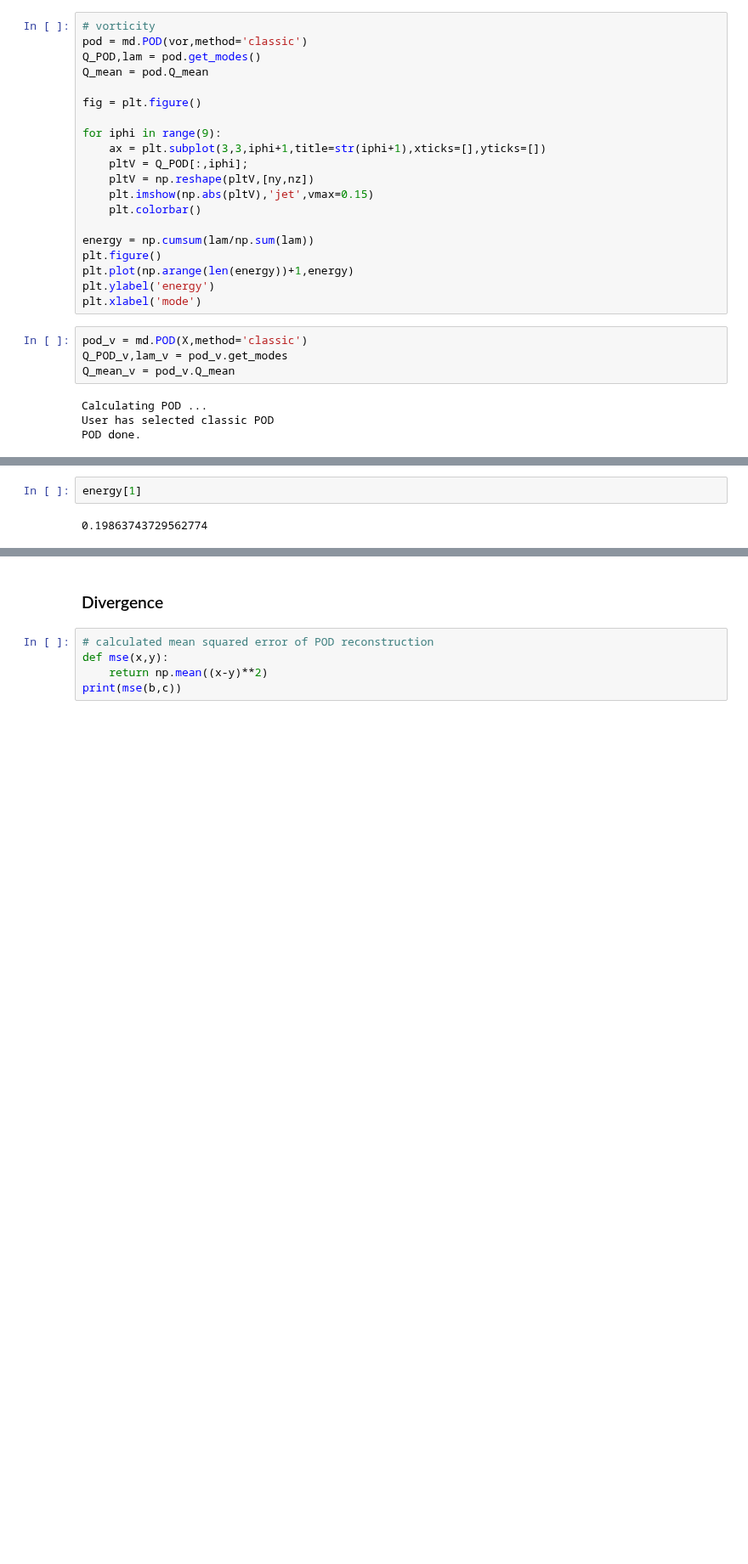
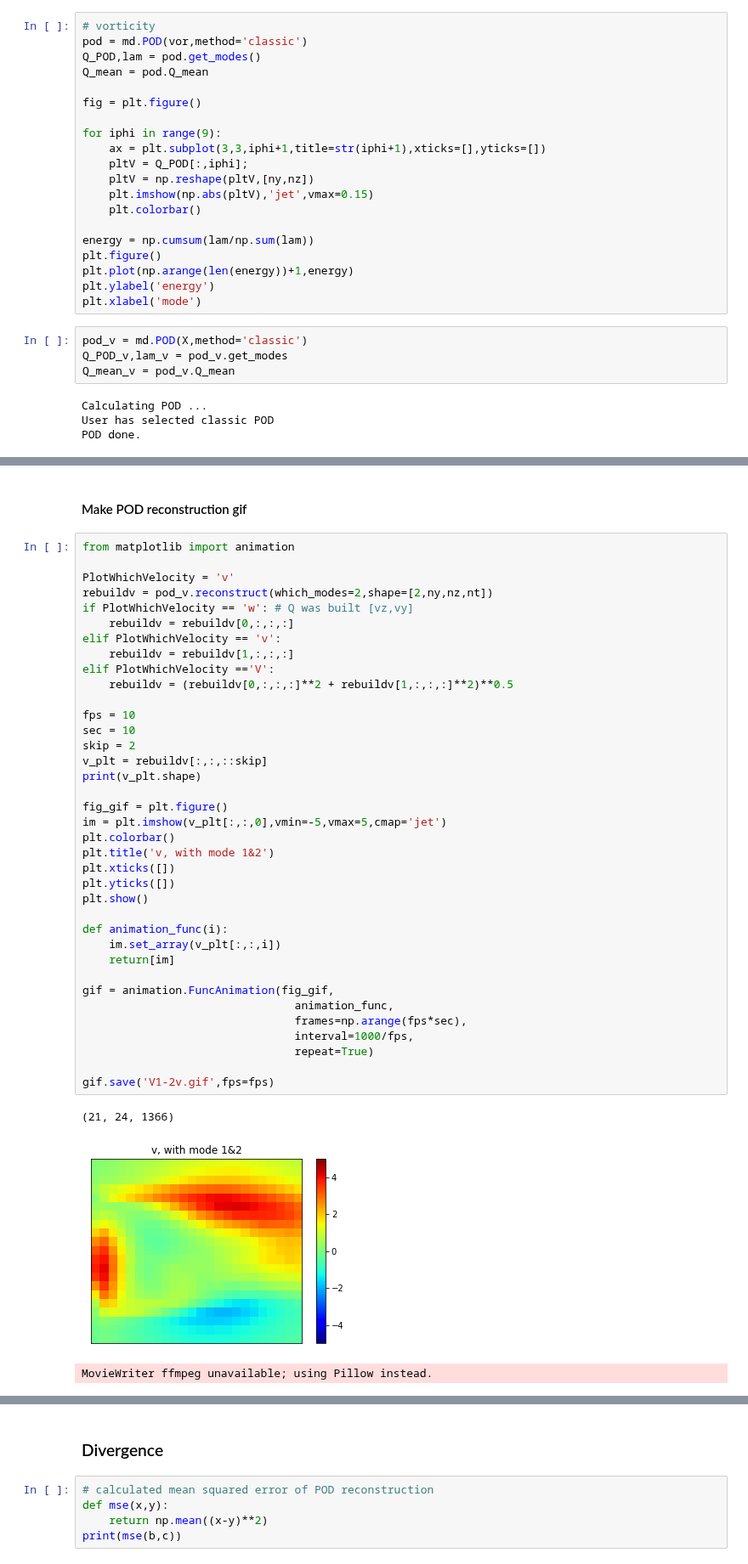
Before and after one commit to MagriLab/MD-CNN-AE, a Jupyter notebook: notebook_visualise/visualise_data.ipynb, the cells around one changed output, grey strips where cells are left out. Shown at 85% size. Saved outputs shown, nothing was run; the diff lists cells and outputs as text; blank space fills up the shorter version.

```diff
--- a/notebook_visualise/visualise_data.ipynb
+++ b/notebook_visualise/visualise_data.ipynb
@@ -238,7 +234,46 @@ plt.show()
-# %%
-energy[1]
-# %% [output]
-0.19863743729562774
+# %% [markdown]
+#### Make POD reconstruction gif
+# %%
+from matplotlib import animation
+
+PlotWhichVelocity = 'v'
+rebuildv = pod_v.reconstruct(which_modes=2,shape=[2,ny,nz,nt])
+if PlotWhichVelocity == 'w': # Q was built [vz,vy]
+    rebuildv = rebuildv[0,:,:,:]
+elif PlotWhichVelocity == 'v':
+    rebuildv = rebuildv[1,:,:,:]
+elif PlotWhichVelocity =='V':
+    rebuildv = (rebuildv[0,:,:,:]**2 + rebuildv[1,:,:,:]**2)**0.5
+
+fps = 10
+sec = 10
+skip = 2
+v_plt = rebuildv[:,:,::skip]
+print(v_plt.shape)
+
+fig_gif = plt.figure()
+im = plt.imshow(v_plt[:,:,0],vmin=-5,vmax=5,cmap='jet')
+plt.colorbar()
+plt.title('v, with mode 1&2')
+plt.xticks([])
+plt.yticks([])
+plt.show()
+
+def animation_func(i):
+    im.set_array(v_plt[:,:,i])
+    return[im]
+
+gif = animation.FuncAnimation(fig_gif,
+                                animation_func,
+                                frames=np.arange(fps*sec),
+                                interval=1000/fps,
+                                repeat=True)
+
+gif.save('V1-2v.gif',fps=fps)
+# %% [output]
+(21, 24, 1366)
+[figure, added]
+MovieWriter ffmpeg unavailable; using Pillow instead.
 # %%
 ## calcualte mse of reconstructed flow
 
```
Also changed, not shown: parts of 13 cells of this notebook, 2 other files.
